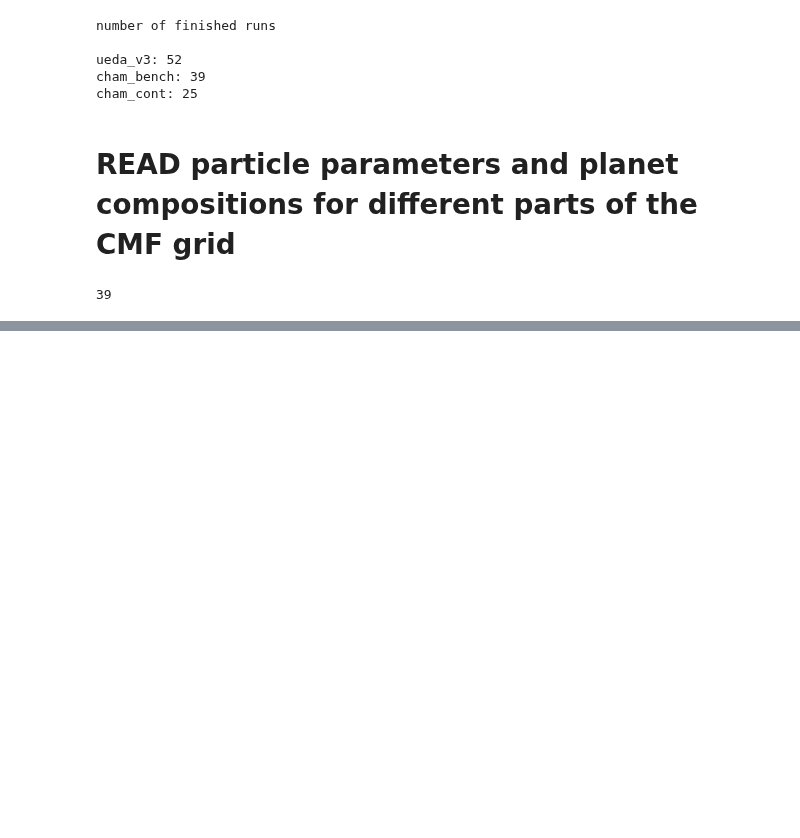
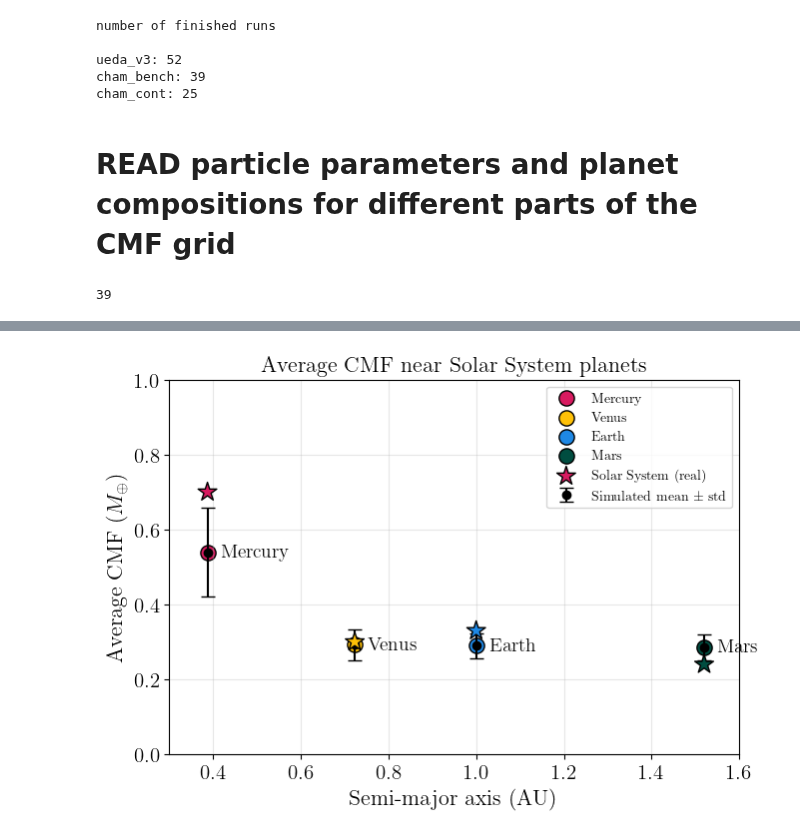
Before and after one commit to haniyehtajer/planet_cookbook, a Jupyter notebook: examples/evolved_planets/cham_bench_step_func.ipynb, the cells around one changed output, grey strips where cells are left out. Cells and saved outputs as stored; diff of their text form; code cells hidden in the pictures; blank space fills up the shorter version.

```diff
--- a/examples/evolved_planets/cham_bench_step_func.ipynb
+++ b/examples/evolved_planets/cham_bench_step_func.ipynb
@@ -218,0 +275,24 @@ time = 3.00e+08 yrs
+# %%
+# ...existing code...
+# Plot simulated means with errorbars (already present)
+fig, ax = plt.subplots(figsize=(7, 5))
+ax.errorbar(a_centers, mean_cmfs, yerr=std_cmfs, fmt='o', color='k', capsize=5, label='Simulated mean ± std')
+for i, name in enumerate(planet_names):
+    ax.scatter(a_centers[i], mean_cmfs[i], color=planet_colors[i], s=120, edgecolor='black', label=name)
+    ax.annotate(name, (a_centers[i]+0.03, mean_cmfs[i]), fontsize=14, va='center')
+
+# Overlay real Solar System planet values (no errorbars)
+real_cmfs = [mercury['CMF'].values[0], venus['CMF'].values[0], earth['CMF'].values[0], mars['CMF'].values[0]]
+ax.scatter(a_centers, real_cmfs, color=planet_colors, s=200, marker='*', edgecolor='black', label='Solar System (real)', zorder=5)
+
+ax.set_xlabel('Semi-major axis (AU)', fontsize=16)
+ax.set_ylabel(r'Average CMF ($M_\oplus$)', fontsize=16)
+ax.set_title('Average CMF near Solar System planets', fontsize=16)
+ax.set_xlim(0.3, 1.6)
+ax.set_ylim(0, 1)
+ax.grid(True, alpha=0.3)
+ax.legend()
+plt.tight_layout()
+plt.show()
+# %% [output]
+[figure, added]
```
Also changed, not shown: parts of 6 cells of this notebook, 26 other files.
